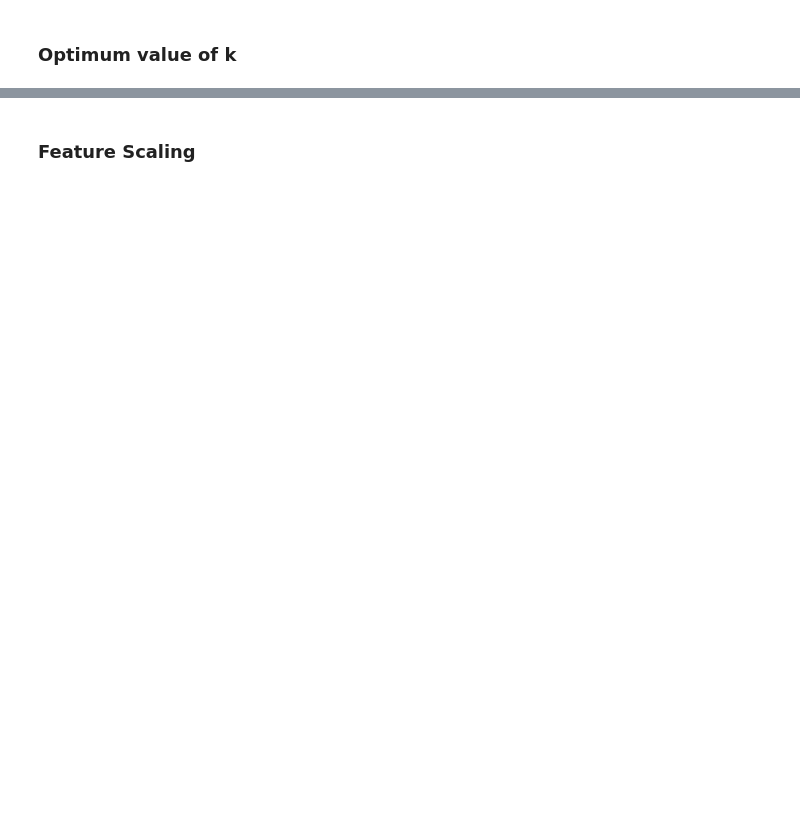
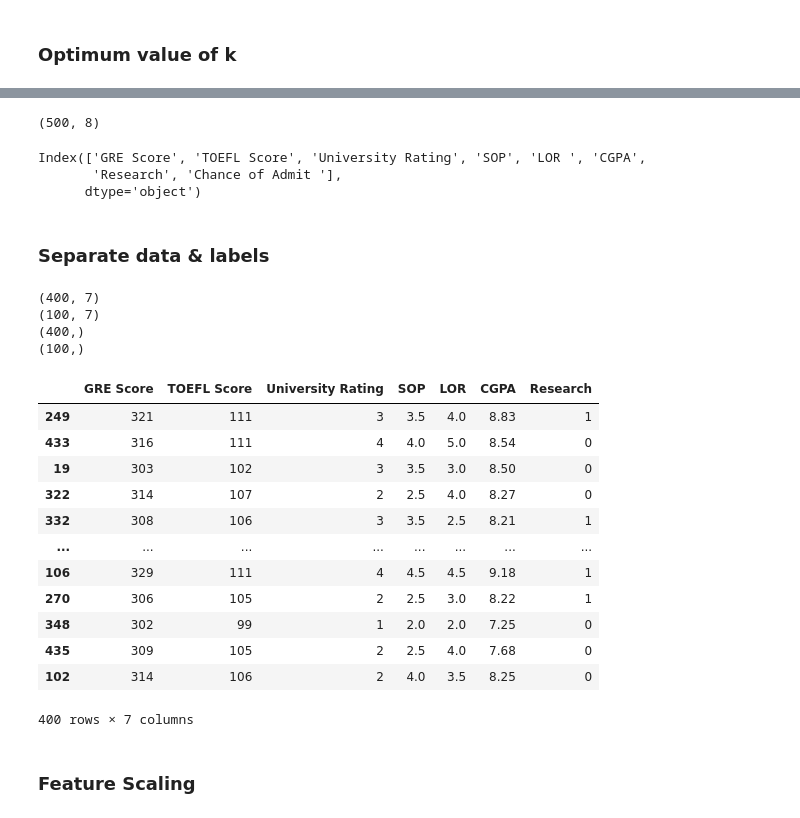
Before and after one commit to prabhat-123/Python_For_Data_Science, a Jupyter notebook: August_Lumbini_Course/notebooks/knn.ipynb, the cells around one changed output, grey strips where cells are left out. Saved outputs shown, nothing was run; the diff lists cells and outputs as text; code cells hidden in the pictures; blank space fills up the shorter version.

```diff
--- a/August_Lumbini_Course/notebooks/knn.ipynb
+++ b/August_Lumbini_Course/notebooks/knn.ipynb
@@ -138,0 +265,3 @@ from sklearn.neighbors import KNeighborsClassifier
+# %%
+admission_df = pd.read_csv(path_to_admission_data)
+admission_df.head()
@@ -138,0 +275,16 @@ from sklearn.neighbors import KNeighborsClassifier
+# %%
+admission_df.drop('Serial No.', axis=1, inplace=True)
+print(admission_df.shape)
+# %% [output]
+(500, 8)
+# %%
+admission_df.columns
+# %% [output]
+Index(['GRE Score', 'TOEFL Score', 'University Rating', 'SOP', 'LOR ', 'CGPA',
+       'Research', 'Chance of Admit '],
+      dtype='object')
+# %% [markdown]
+### Separate data & labels
+# %%
+data = admission_df.drop('Chance of Admit ', axis=1)
+labels = admission_df["Chance of Admit "]
@@ -139,2 +293,31 @@ from sklearn.neighbors import KNeighborsClassifier
+# %%
+X_train, X_test, y_train, y_test = train_test_split(data, labels, test_size=0.2, random_state=42
+                                                   )
+
+print(X_train.shape)
+print(X_test.shape)
+print(y_train.shape)
+print(y_test.shape)
+# %% [output]
+(400, 7)
+(100, 7)
+(400,)
+(100,)
+# %%
+X_train
+# %% [output]
+|  | GRE Score | TOEFL Score | University Rating | SOP | LOR | CGPA | Research |
+| 249 | 321 | 111 | 3 | 3.5 | 4.0 | 8.83 | 1 |
+| 433 | 316 | 111 | 4 | 4.0 | 5.0 | 8.54 | 0 |
+| 19 | 303 | 102 | 3 | 3.5 | 3.0 | 8.50 | 0 |
+| 322 | 314 | 107 | 2 | 2.5 | 4.0 | 8.27 | 0 |
+| 332 | 308 | 106 | 3 | 3.5 | 2.5 | 8.21 | 1 |
+| ... | ... | ... | ... | ... | ... | ... | ... |
+| 106 | 329 | 111 | 4 | 4.5 | 4.5 | 9.18 | 1 |
+| 270 | 306 | 105 | 2 | 2.5 | 3.0 | 8.22 | 1 |
+| 348 | 302 | 99 | 1 | 2.0 | 2.0 | 7.25 | 0 |
+| 435 | 309 | 105 | 2 | 2.5 | 4.0 | 7.68 | 0 |
+| 102 | 314 | 106 | 2 | 4.0 | 3.5 | 8.25 | 0 |
+400 rows × 7 columns
 # %% [markdown]
 ### Feature Scaling
```
Also changed, not shown: parts of 37 cells of this notebook, 1 other file.
